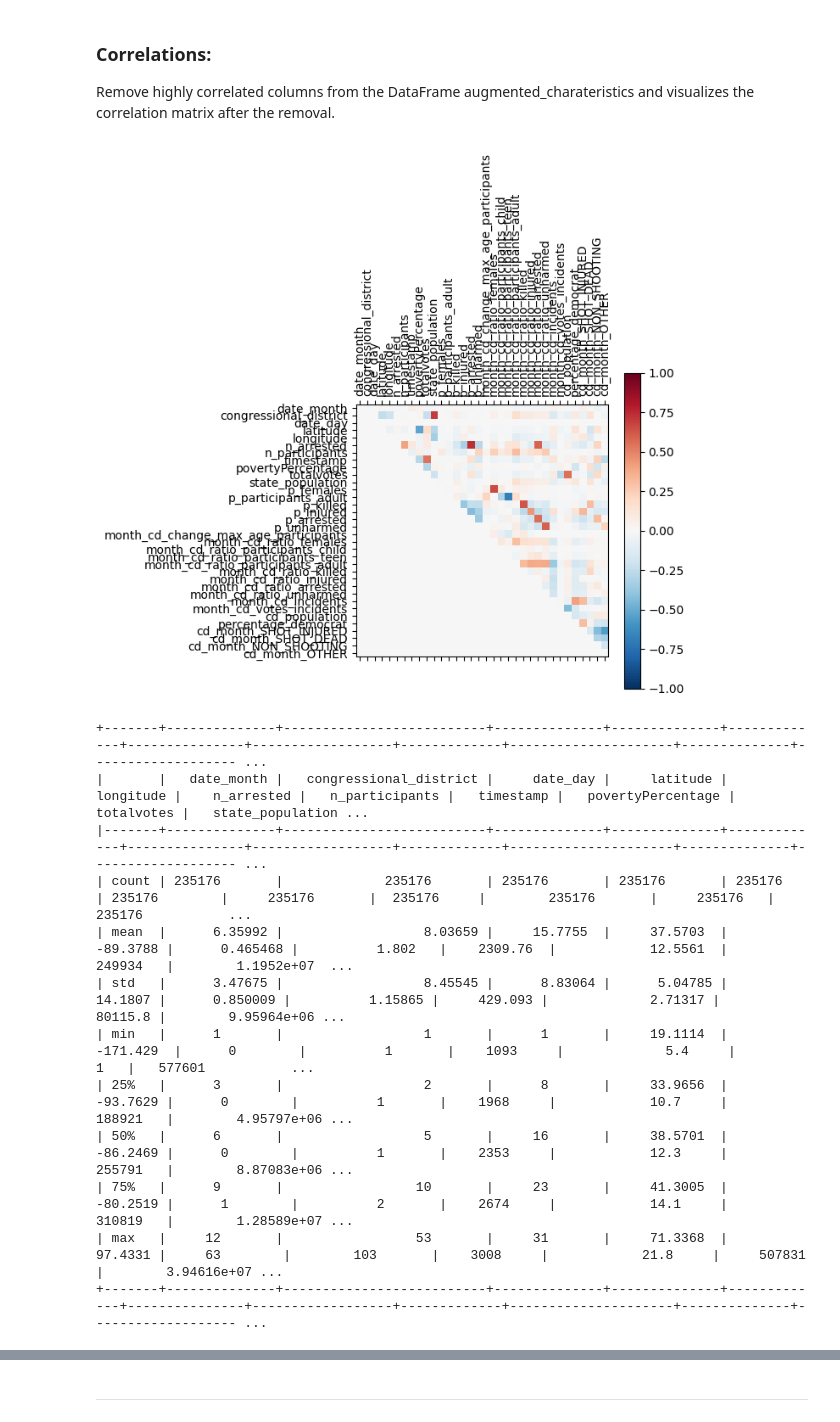
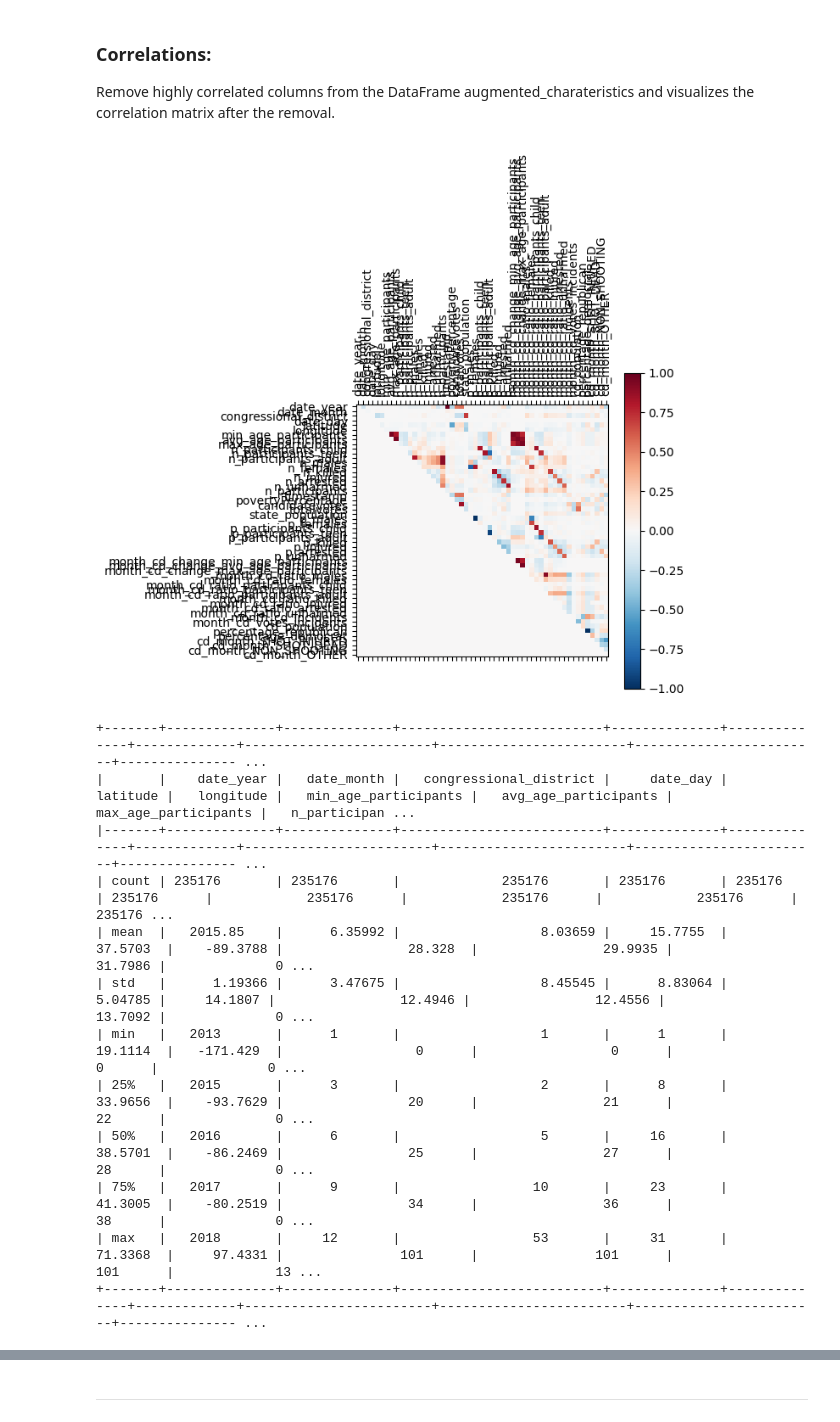
Before and after one commit to gentannipea/DataMining-2023, a Jupyter notebook: notebooks/Data_Cleaning.ipynb, the cells around one changed output, grey strips where cells are left out. Saved outputs shown, nothing was run; the diff lists cells and outputs as text; code cells hidden in the pictures.

```diff
--- a/notebooks/Data_Cleaning.ipynb
+++ b/notebooks/Data_Cleaning.ipynb
@@ -942,45 +978,48 @@ corr_abs = corr.abs()
 
 # Flatten the correlation matrix and sort the values
 s = corr_abs.unstack()
 so = s.sort_values(kind="quicksort", ascending=False)
 
 # Filter values based on the threshold
 so = so.where((so > threshold) & (so <= 1)).dropna()
 
 # Create a set of columns to remove
 to_remove_columns = set()
 for i in so.index:
     to_remove_columns.add(i[1])
 
 # Drop the highly correlated columns from the DataFrame
-b = a.drop(columns=to_remove_columns)
+# b = a.drop(columns=to_remove_columns)
+b = a.copy()
+import pickle
+pickle.dump(to_remove_columns, open('to_remove_columns.pkl', 'wb'))
 
 # Calculate correlation matrix for the modified DataFrame
 corr = b.select_dtypes(include=['float64', 'int64']).corr()
 triu = np.triu(np.ones(corr.shape), k=1).astype(int)
 corr = corr * triu
 
 # Plot the correlation matrix
 plt.matshow(corr, cmap='RdBu_r', vmin=-1, vmax=1);
 plt.colorbar();
 plt.xticks(range(len(corr.columns)), corr.columns, rotation='vertical');
 plt.yticks(range(len(corr.columns)), corr.columns);
 plt.show();
 
 # Print summary statistics table
 print(tabulate(b.describe(), headers='keys', tablefmt='psql'))
 # %% [output]
-[figure, old version]
+[figure, new version]
-+-------+--------------+--------------------------+--------------+--------------+-------------+---------------+------------------+-------------+---------------------+--------------+------------------- ...
-|       |   date_month |   congressional_district |     date_day |     latitude |   longitude |    n_arrested |   n_participants |   timestamp |   povertyPercentage |   totalvotes |   state_population ...
-|-------+--------------+--------------------------+--------------+--------------+-------------+---------------+------------------+-------------+---------------------+--------------+------------------- ...
-| count | 235176       |             235176       | 235176       | 235176       | 235176      | 235176        |     235176       |  235176     |        235176       |     235176   |   235176           ...
-| mean  |      6.35992 |                  8.03659 |     15.7755  |     37.5703  |    -89.3788 |      0.465468 |          1.802   |    2309.76  |            12.5561  |     249934   |        1.1952e+07  ...
-| std   |      3.47675 |                  8.45545 |      8.83064 |      5.04785 |     14.1807 |      0.850009 |          1.15865 |     429.093 |             2.71317 |      80115.8 |        9.95964e+06 ...
-| min   |      1       |                  1       |      1       |     19.1114  |   -171.429  |      0        |          1       |    1093     |             5.4     |          1   |   577601           ...
-| 25%   |      3       |                  2       |      8       |     33.9656  |    -93.7629 |      0        |          1       |    1968     |            10.7     |     188921   |        4.95797e+06 ...
-| 50%   |      6       |                  5       |     16       |     38.5701  |    -86.2469 |      0        |          1       |    2353     |            12.3     |     255791   |        8.87083e+06 ...
-| 75%   |      9       |                 10       |     23       |     41.3005  |    -80.2519 |      1        |          2       |    2674     |            14.1     |     310819   |        1.28589e+07 ...
-| max   |     12       |                 53       |     31       |     71.3368  |     97.4331 |     63        |        103       |    3008     |            21.8     |     507831   |        3.94616e+07 ...
-+-------+--------------+--------------------------+--------------+--------------+-------------+---------------+------------------+-------------+---------------------+--------------+------------------- ...
++-------+--------------+--------------+--------------------------+--------------+--------------+-------------+------------------------+------------------------+------------------------+--------------- ...
+|       |    date_year |   date_month |   congressional_district |     date_day |     latitude |   longitude |   min_age_participants |   avg_age_participants |   max_age_participants |   n_participan ...
+|-------+--------------+--------------+--------------------------+--------------+--------------+-------------+------------------------+------------------------+------------------------+--------------- ...
+| count | 235176       | 235176       |             235176       | 235176       | 235176       | 235176      |            235176      |            235176      |            235176      |         235176 ...
+| mean  |   2015.85    |      6.35992 |                  8.03659 |     15.7755  |     37.5703  |    -89.3788 |                28.328  |                29.9935 |                31.7986 |              0 ...
+| std   |      1.19366 |      3.47675 |                  8.45545 |      8.83064 |      5.04785 |     14.1807 |                12.4946 |                12.4556 |                13.7092 |              0 ...
+| min   |   2013       |      1       |                  1       |      1       |     19.1114  |   -171.429  |                 0      |                 0      |                 0      |              0 ...
+| 25%   |   2015       |      3       |                  2       |      8       |     33.9656  |    -93.7629 |                20      |                21      |                22      |              0 ...
+| 50%   |   2016       |      6       |                  5       |     16       |     38.5701  |    -86.2469 |                25      |                27      |                28      |              0 ...
+| 75%   |   2017       |      9       |                 10       |     23       |     41.3005  |    -80.2519 |                34      |                36      |                38      |              0 ...
+| max   |   2018       |     12       |                 53       |     31       |     71.3368  |     97.4331 |               101      |               101      |               101      |             13 ...
++-------+--------------+--------------+--------------------------+--------------+--------------+-------------+------------------------+------------------------+------------------------+--------------- ...
 # %%
```
Also changed, not shown: parts of 7 cells of this notebook, 3 other files.
